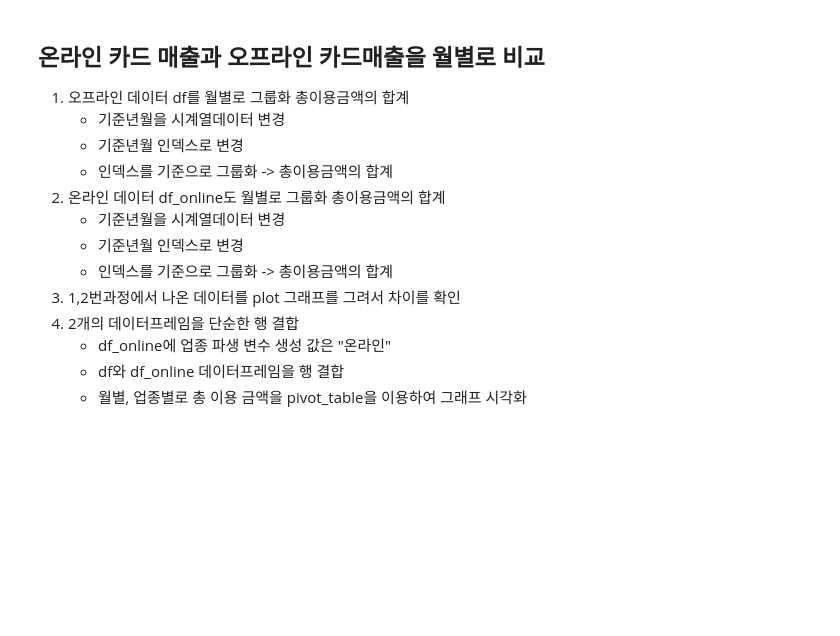
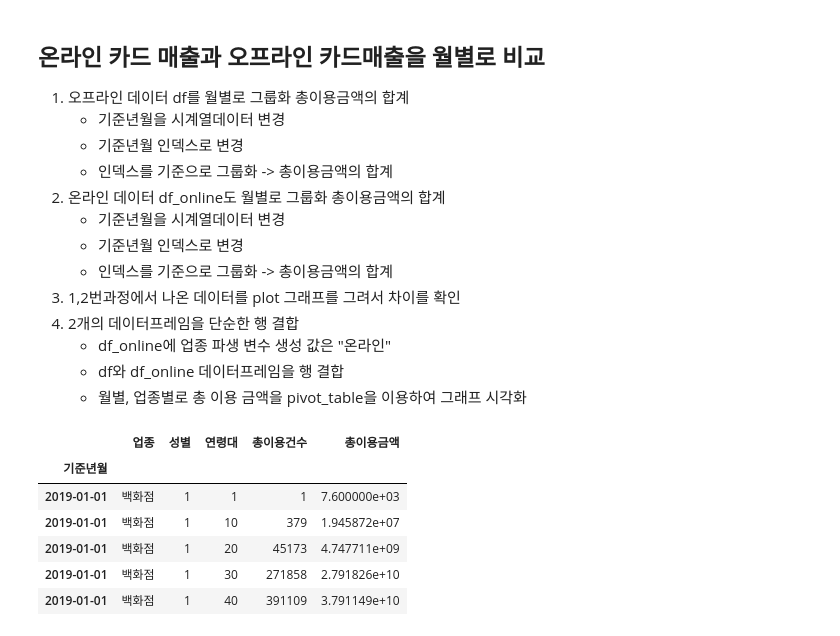
Before and after one commit to bsmoon-86/ezen-python, a Jupyter notebook: 230318/연습문제.ipynb, the cells around one changed output. Drawn from its saved outputs; the diff is of its cells as text; code cells hidden in the pictures; blank space fills up the shorter version.

```diff
--- a/230318/연습문제.ipynb
+++ b/230318/연습문제.ipynb
@@ -22,0 +53,3 @@
+# %%
+df = pd.read_csv("../test_csv/유통+업종(백화점,+할인점,+슈퍼마켓,+편의점)+카드소비트렌드+데이터_1901_2109.csv",
+                 encoding='euc-kr')
@@ -22,0 +58,8 @@
+# %%
+# 컬럼의 이름을 변경
+df.columns = ['기준년월',
+              '업종',
+              '성별',
+              '연령대',
+              '총이용건수',
+              '총이용금액']
@@ -22,0 +68,6 @@
+# %%
+# 시계열로 데이터 변환
+df['기준년월'] = pd.to_datetime(df['기준년월'], format="%Y%m")
+# %%
+# 기준년월 컬럼을 인덱스로 변경
+df.set_index('기준년월', inplace=True)
@@ -35,3 +127,13 @@
     - df_online에 업종 파생 변수 생성 값은 "온라인"
     - df와 df_online 데이터프레임을 행 결합
     - 월별, 업종별로 총 이용 금액을 pivot_table을 이용하여 그래프 시각화
+# %%
+df.head()
+# %% [output]
+|  | 업종 | 성별 | 연령대 | 총이용건수 | 총이용금액 |
+| 기준년월 |  |  |  |  |  |
+| 2019-01-01 | 백화점 | 1 | 1 | 1 | 7.600000e+03 |
+| 2019-01-01 | 백화점 | 1 | 10 | 379 | 1.945872e+07 |
+| 2019-01-01 | 백화점 | 1 | 20 | 45173 | 4.747711e+09 |
+| 2019-01-01 | 백화점 | 1 | 30 | 271858 | 2.791826e+10 |
+| 2019-01-01 | 백화점 | 1 | 40 | 391109 | 3.791149e+10 |
```
Also changed, not shown: parts of 31 cells of this notebook.
